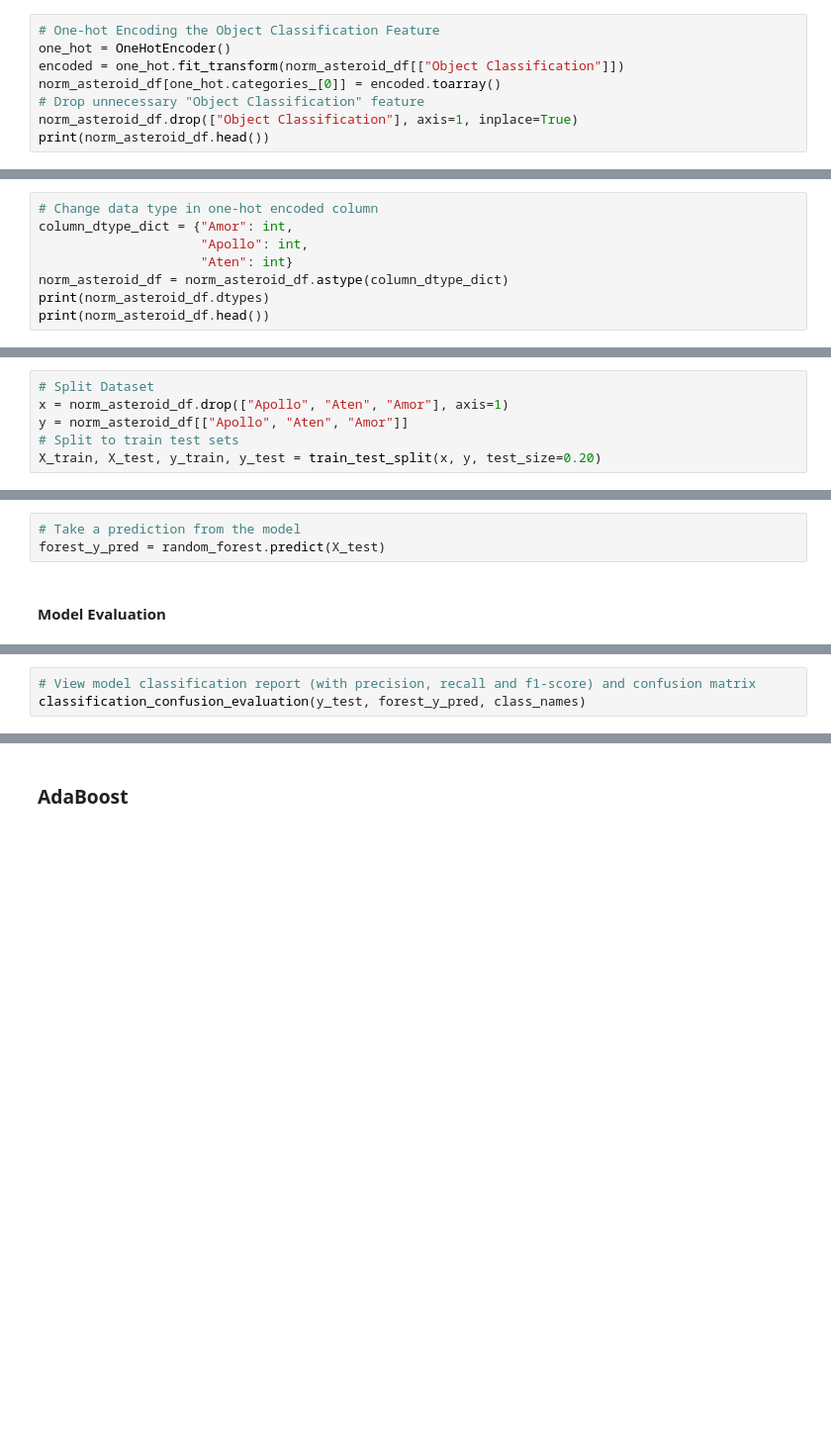
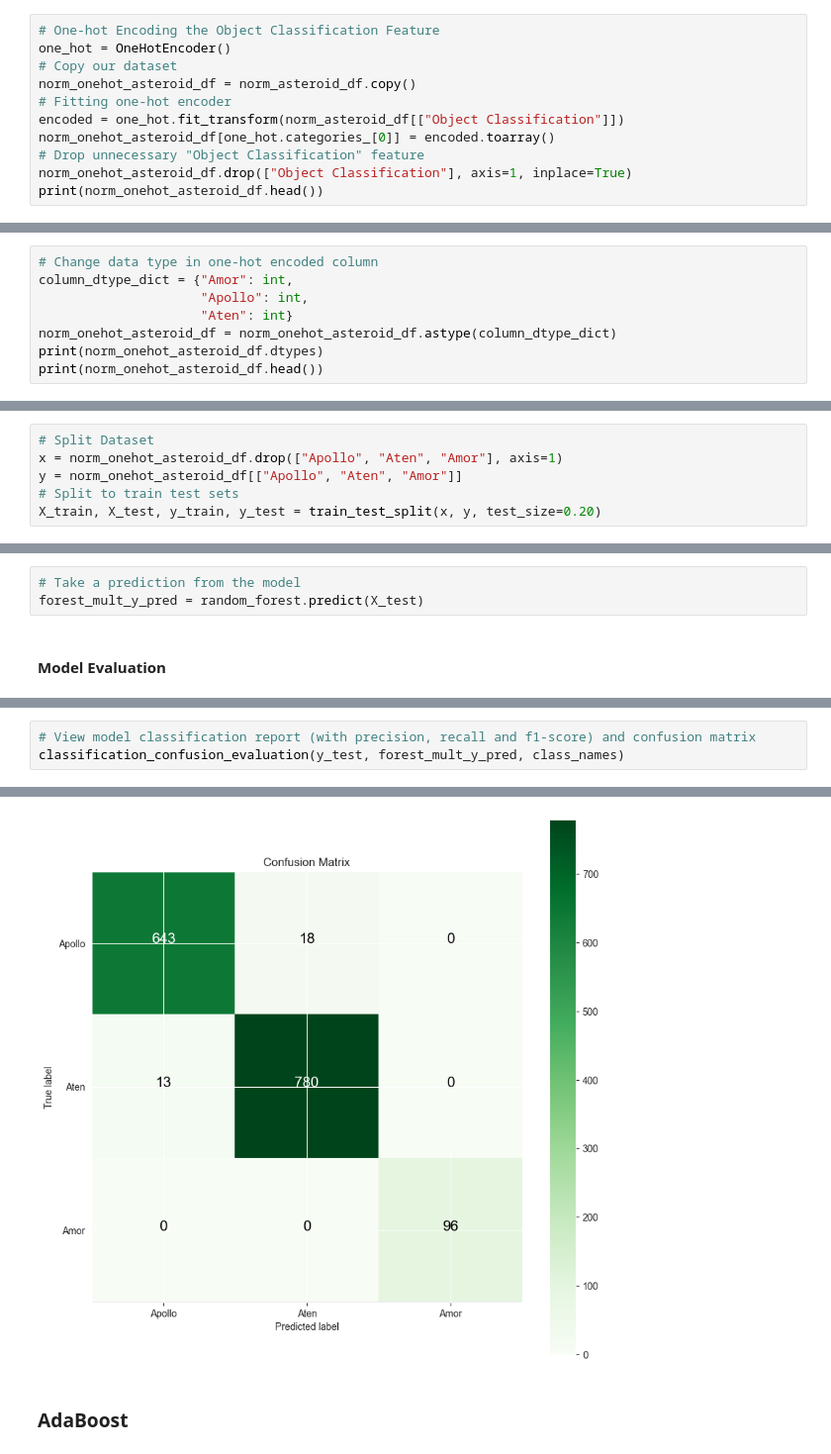
Before and after one commit to lytmercy/data_analysis_labs, a Jupyter notebook: lab_1_FI_21mn_Lytovchenko_Mykyta.ipynb, the cells around one changed output, grey strips where cells are left out. Shown at 99% size. Saved outputs shown, nothing was run; the diff lists cells and outputs as text; blank space fills up the shorter version.

```diff
--- a/lab_1_FI_21mn_Lytovchenko_Mykyta.ipynb
+++ b/lab_1_FI_21mn_Lytovchenko_Mykyta.ipynb
@@ -525,11 +533,14 @@ plt.show()
 # %%
 # One-hot Encoding the Object Classification Feature
 one_hot = OneHotEncoder()
+# Copy our dataset
+norm_onehot_asteroid_df = norm_asteroid_df.copy()
+# Fitting one-hot encoder
 encoded = one_hot.fit_transform(norm_asteroid_df[["Object Classification"]])
-norm_asteroid_df[one_hot.categories_[0]] = encoded.toarray()
+norm_onehot_asteroid_df[one_hot.categories_[0]] = encoded.toarray()
 # Drop unnecessary "Object Classification" feature
-norm_asteroid_df.drop(["Object Classification"], axis=1, inplace=True)
-print(norm_asteroid_df.head())
+norm_onehot_asteroid_df.drop(["Object Classification"], axis=1, inplace=True)
+print(norm_onehot_asteroid_df.head())
 # %% [output]
    Orbit Axis (AU)  Orbit Eccentricity  Orbit Inclination (deg)  \
 1         0.796889            0.590282                 0.273170
@@ -549,9 +560,9 @@ print(norm_asteroid_df.head())
 column_dtype_dict = {"Amor": int,
                      "Apollo": int,
                      "Aten": int}
-norm_asteroid_df = norm_asteroid_df.astype(column_dtype_dict)
-print(norm_asteroid_df.dtypes)
-print(norm_asteroid_df.head())
+norm_onehot_asteroid_df = norm_onehot_asteroid_df.astype(column_dtype_dict)
+print(norm_onehot_asteroid_df.dtypes)
+print(norm_onehot_asteroid_df.head())
 # %% [output]
 Orbit Axis (AU)            float64
 Orbit Eccentricity         float64
@@ -572,8 +583,8 @@ dtype: object
 9             0.265781            0.453185     0       1     0
 # %%
 # Split Dataset
-x = norm_asteroid_df.drop(["Apollo", "Aten", "Amor"], axis=1)
-y = norm_asteroid_df[["Apollo", "Aten", "Amor"]]
+x = norm_onehot_asteroid_df.drop(["Apollo", "Aten", "Amor"], axis=1)
+y = norm_onehot_asteroid_df[["Apollo", "Aten", "Amor"]]
 # Split to train test sets
 X_train, X_test, y_train, y_test = train_test_split(x, y, test_size=0.20)
 # %%
@@ -609,6 +620,6 @@ random_forest.fit(X_train, y_train)
 RandomForestClassifier(random_state=17)
 # %%
 # Take a prediction from the model
-forest_y_pred = random_forest.predict(X_test)
+forest_mult_y_pred = random_forest.predict(X_test)
 # %% [markdown]
 #### Model Evaluation
@@ -615,6 +630,6 @@ forest_y_pred = random_forest.predict(X_test)
 # %%
 # View model classification report (with precision, recall and f1-score) and confusion matrix
-classification_confusion_evaluation(y_test, forest_y_pred, class_names)
+classification_confusion_evaluation(y_test, forest_mult_y_pred, class_names)
 # %% [output]
 ==>Classification Report<==
               precision    recall  f1-score   support
@@ -633,3 +648,4 @@ ValueError: multilabel-indicator is not supported
+[figure, added]
 # %% [markdown]
 ### AdaBoost
 # %%
```
Also changed, not shown: parts of 18 cells of this notebook.
